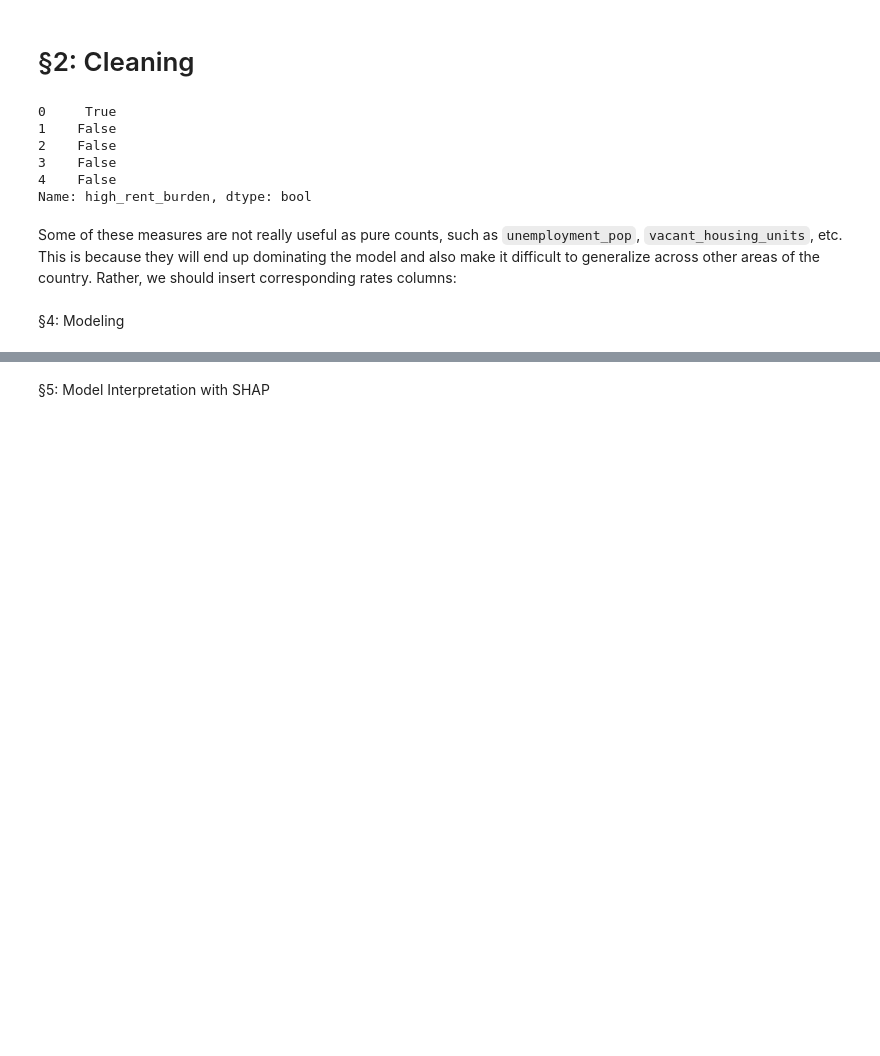
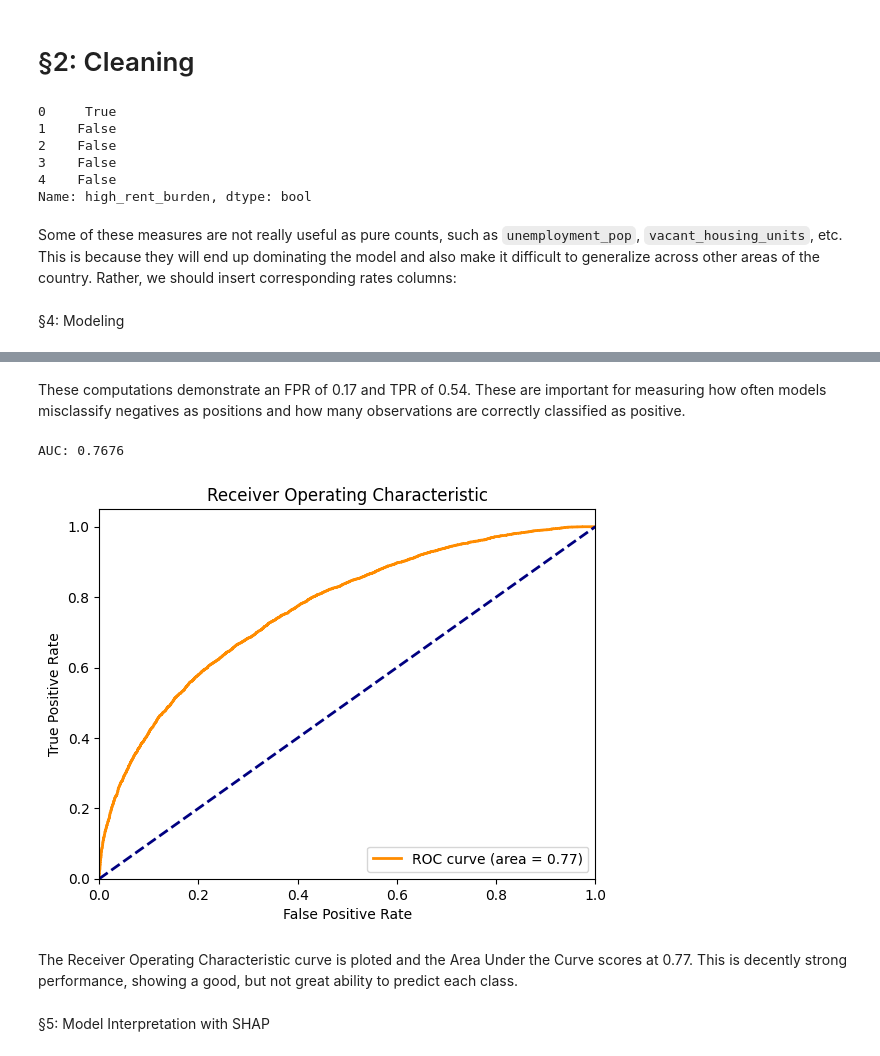
Before and after one commit to KamronAggorURI/Machine-Learning-Final, a Jupyter notebook: notebooks/Final.ipynb, the cells around one changed output, grey strips where cells are left out. Saved outputs shown, nothing was run; the diff lists cells and outputs as text; code cells hidden in the pictures; blank space fills up the shorter version.

```diff
--- a/notebooks/Final.ipynb
+++ b/notebooks/Final.ipynb
@@ -278,3 +397,28 @@ weighted avg       0.70      0.71      0.70     17079
+# %% [markdown]
+These computations demonstrate an FPR of 0.17 and TPR of 0.54. These are important for measuring how often models misclassify negatives as positions and how many observations are correctly classified as positive.
+# %%
+# constructing plot to find ROC curve and AUC
+from sklearn.metrics import roc_curve, auc
+y_prob = best_model.predict_proba(X_test)[:, 1]
+fpr, tpr, thresholds = roc_curve(y_test, y_prob)
+roc_auc = auc(fpr, tpr)
+print(f"AUC: {roc_auc:.4f}")
+import matplotlib.pyplot as plt
+plt.figure()
+plt.plot(fpr, tpr, color='darkorange', lw=2, label='ROC curve (area = %0.2f)' % roc_auc)
+plt.plot([0, 1], [0, 1], color='navy', lw=2, linestyle='--')
+plt.xlim([0.0, 1.0])
+plt.ylim([0.0, 1.05])
+plt.xlabel('False Positive Rate')
+plt.ylabel('True Positive Rate')
+plt.title('Receiver Operating Characteristic')
+plt.legend(loc="lower right")
+plt.show()
+# %% [output]
+AUC: 0.7676
+[figure, added]
+# %% [markdown]
+The Receiver Operating Characteristic curve is ploted and the Area Under the Curve scores at 0.77. This is decently strong performance, showing a good, but not great ability to predict each class.
 # %% [markdown]
 §5: Model Interpretation with SHAP
 # %%
```
Also changed, not shown: parts of 16 cells of this notebook.
